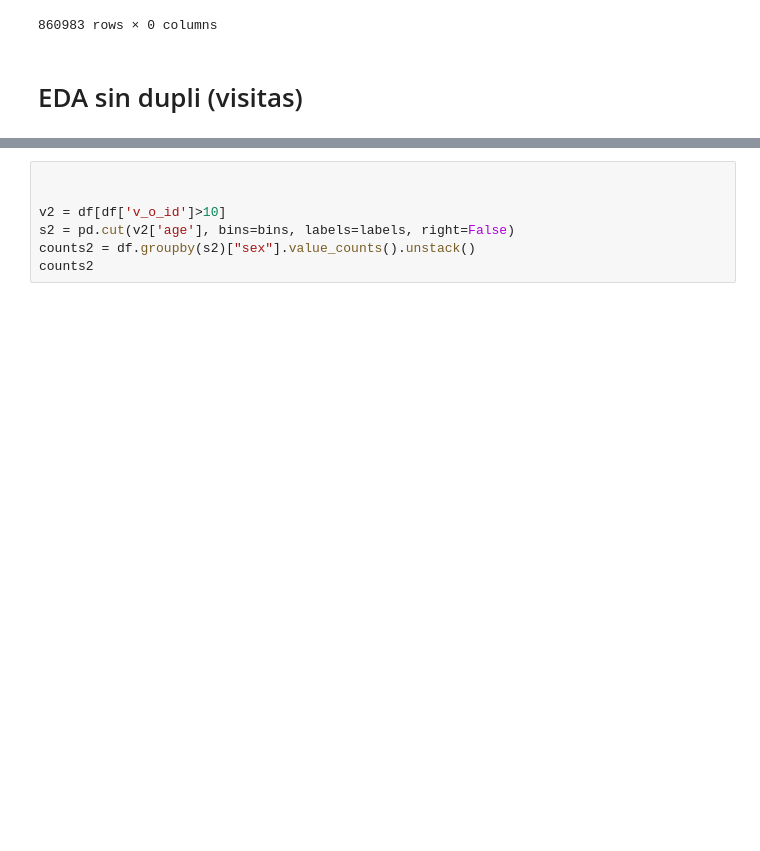
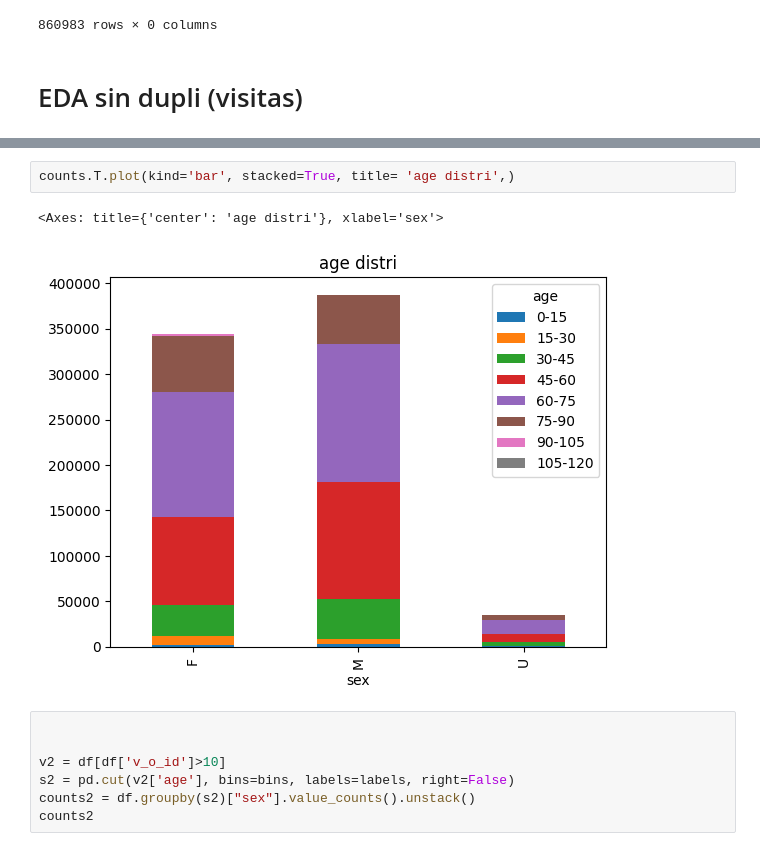
Before and after one commit to miguelzpresa/Hackathon-CAMDA-Diabetes-2024, a Jupyter notebook: apriori.ipynb, the cells around one changed output, grey strips where cells are left out. Saved outputs shown, nothing was run; the diff lists cells and outputs as text; blank space fills up the shorter version.

```diff
--- a/apriori.ipynb
+++ b/apriori.ipynb
@@ -306,3 +351,8 @@ counts
+# %%
+counts.T.plot(kind='bar', stacked=True, title= 'age distri',)
+# %% [output]
+<Axes: title={'center': 'age distri'}, xlabel='sex'>
+[figure, added]
 # %%
 
 
```
Also changed, not shown: parts of 6 cells of this notebook.
